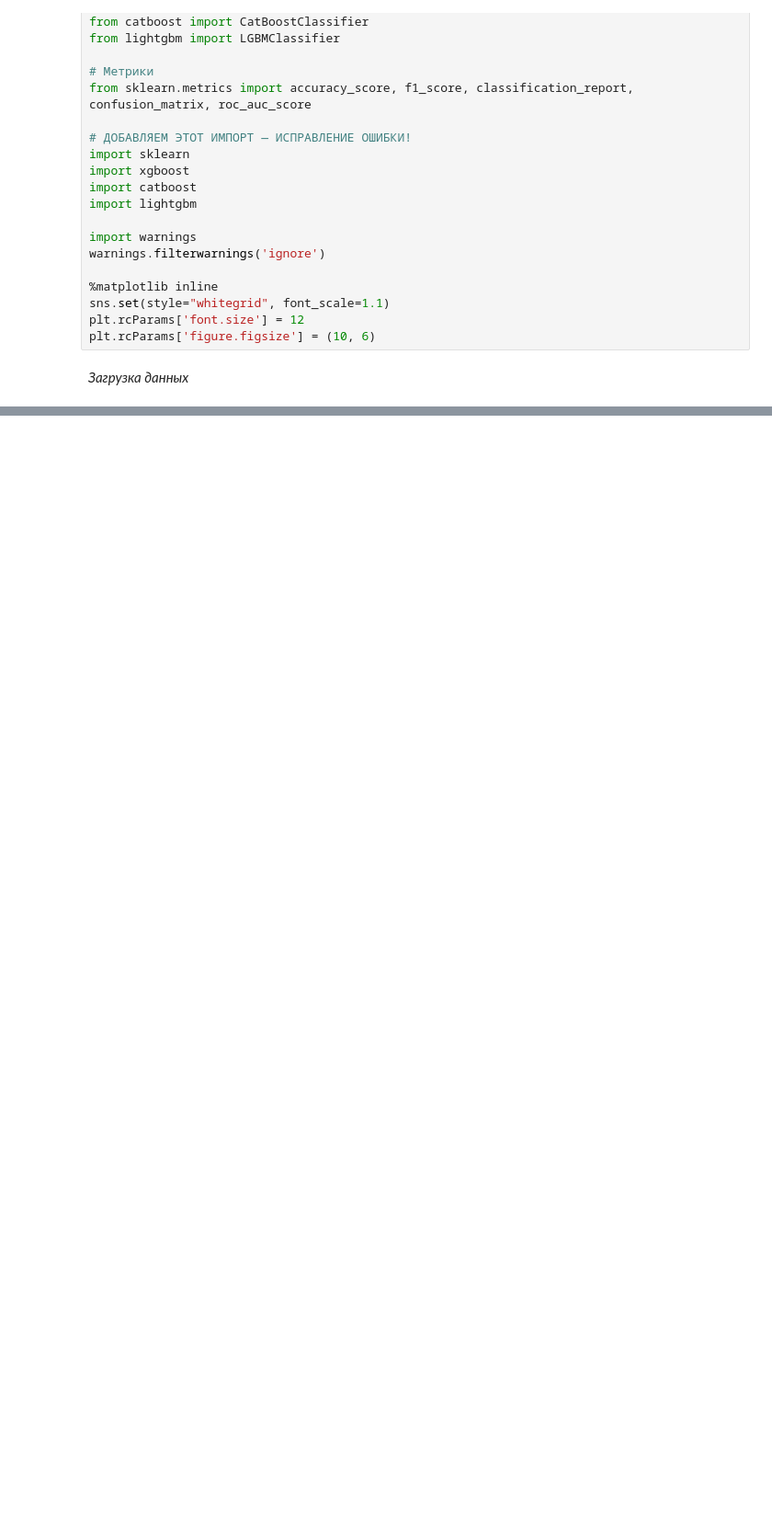
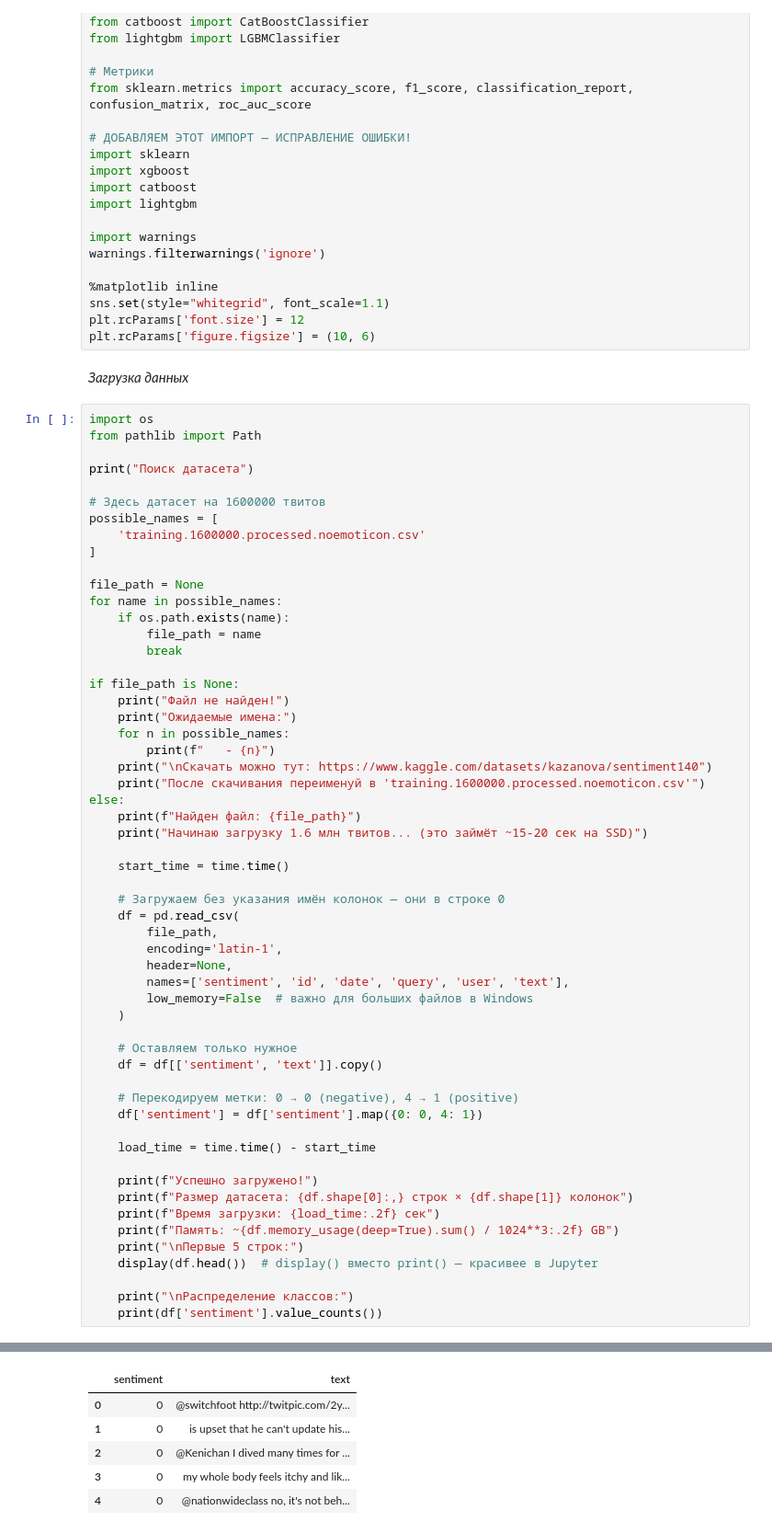
Before and after one commit to Slavik993/KR_MO_Shebanov, a Jupyter notebook: Analiz_messages_socialmedia.ipynb, the cells around one changed output, grey strips where cells are left out. Shown at 92% size. Drawn from its saved outputs; the diff is of its cells as text; blank space fills up the shorter version.

```diff
--- a/Analiz_messages_socialmedia.ipynb
+++ b/Analiz_messages_socialmedia.ipynb
@@ -86,3 +86,60 @@ plt.rcParams['font.size'] = 12
 plt.rcParams['figure.figsize'] = (10, 6)
 # %% [markdown]
 *Загрузка данных*
+# %%
+import os
+from pathlib import Path
+
+print("Поиск датасета")
+
+# Здесь датасет на 1600000 твитов
+possible_names = [
+    'training.1600000.processed.noemoticon.csv'
+]
+
+file_path = None
+for name in possible_names:
+    if os.path.exists(name):
+        file_path = name
+        break
+
+if file_path is None:
+    print("Файл не найден!")
+    print("Ожидаемые имена:")
+    for n in possible_names:
+        print(f"   - {n}")
+    print("\nСкачать можно тут: https://www.kaggle.com/datasets/kazanova/sentiment140")
+    print("После скачивания переименуй в 'training.1600000.processed.noemoticon.csv'")
+else:
+    print(f"Найден файл: {file_path}")
+    print("Начинаю загрузку 1.6 млн твитов... (это займёт ~15-20 сек на SSD)")
+
+    start_time = time.time()
+
+    # Загружаем без указания имён колонок — они в строке 0
+    df = pd.read_csv(
+        file_path,
+        encoding='latin-1',
+        header=None,
+        names=['sentiment', 'id', 'date', 'query', 'user', 'text'],
+        low_memory=False  # важно для больших файлов в Windows
+    )
+
+    # Оставляем только нужное
+    df = df[['sentiment', 'text']].copy()
+
+    # Перекодируем метки: 0 → 0 (negative), 4 → 1 (positive)
+    df['sentiment'] = df['sentiment'].map({0: 0, 4: 1})
+
+    load_time = time.time() - start_time
+
+    print(f"Успешно загружено!")
+    print(f"Размер датасета: {df.shape[0]:,} строк × {df.shape[1]} колонок")
+    print(f"Время загрузки: {load_time:.2f} сек")
+    print(f"Память: ~{df.memory_usage(deep=True).sum() / 1024**3:.2f} GB")
+    print("\nПервые 5 строк:")
+    display(df.head())  # display() вместо print() — красивее в Jupyter
+
+    print("\nРаспределение классов:")
+    print(df['sentiment'].value_counts())
+# %% [output]
@@ -88,0 +155,6 @@ plt.rcParams['figure.figsize'] = (10, 6)
+|  | sentiment | text |
+| 0 | 0 | @switchfoot http://twitpic.com/2y... |
+| 1 | 0 | is upset that he can't update his... |
+| 2 | 0 | @Kenichan I dived many times for ... |
+| 3 | 0 | my whole body feels itchy and lik... |
+| 4 | 0 | @nationwideclass no, it's not beh... |
```
Also changed, not shown: parts of 3 cells of this notebook.
